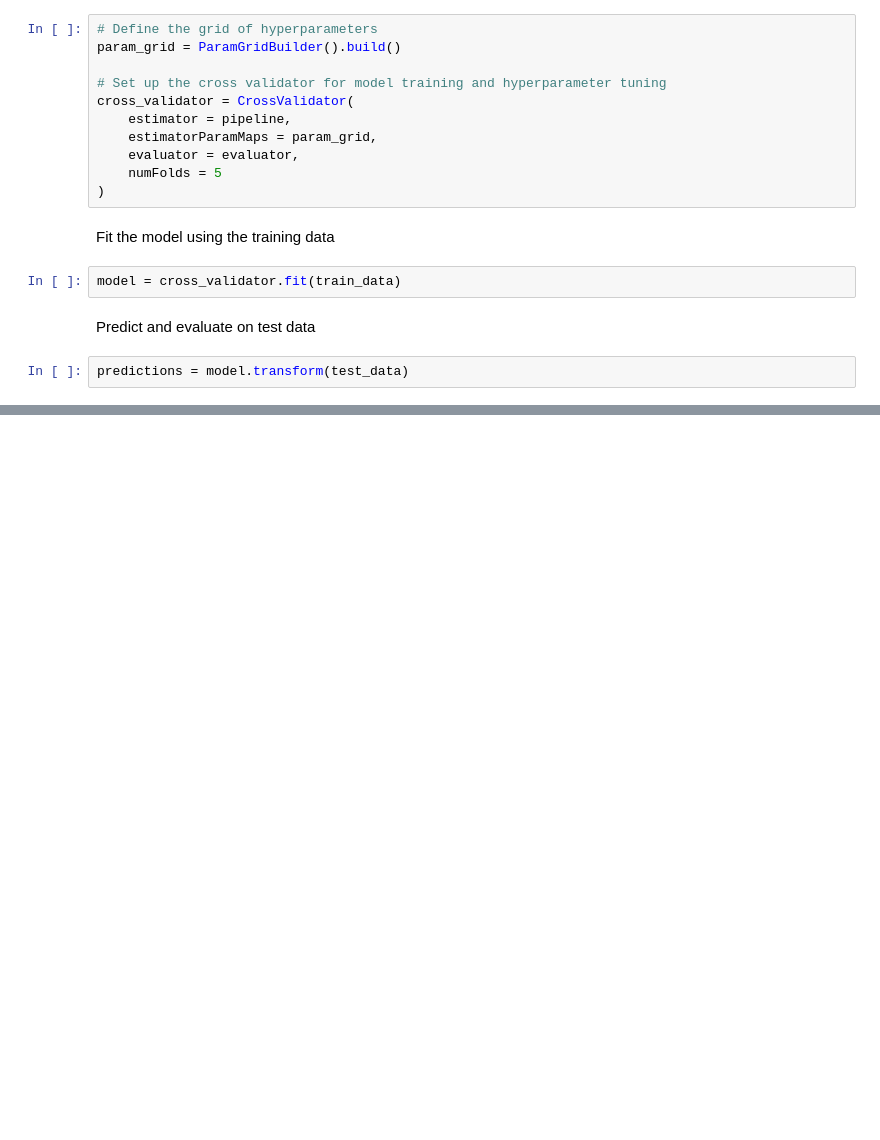
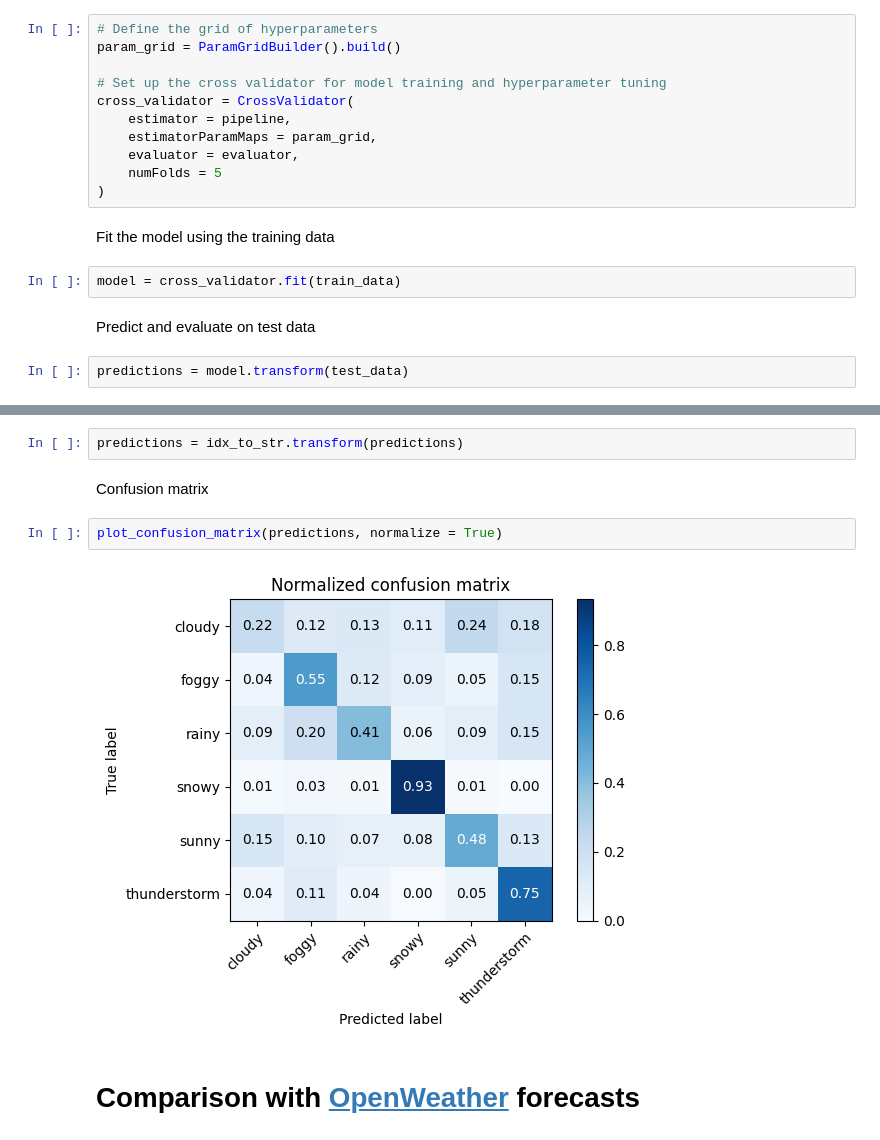
Before and after one commit to khanhdq109/Big-Data-for-Weather-Forecasting, a Jupyter notebook: pipeline.ipynb, the cells around one changed output, grey strips where cells are left out. Drawn from its saved outputs; the diff is of its cells as text; blank space fills up the shorter version.

```diff
--- a/pipeline.ipynb
+++ b/pipeline.ipynb
@@ -327,0 +455,10 @@ accuracy = evaluate(predictions)
+# %%
+predictions = idx_to_str.transform(predictions)
+# %% [markdown]
+Confusion matrix
+# %%
+plot_confusion_matrix(predictions, normalize = True)
+# %% [output]
+[figure, added]
+# %% [markdown]
+# Comparison with [OpenWeather](https://openweathermap.org/) forecasts
```
Also changed, not shown: parts of 27 cells of this notebook.
